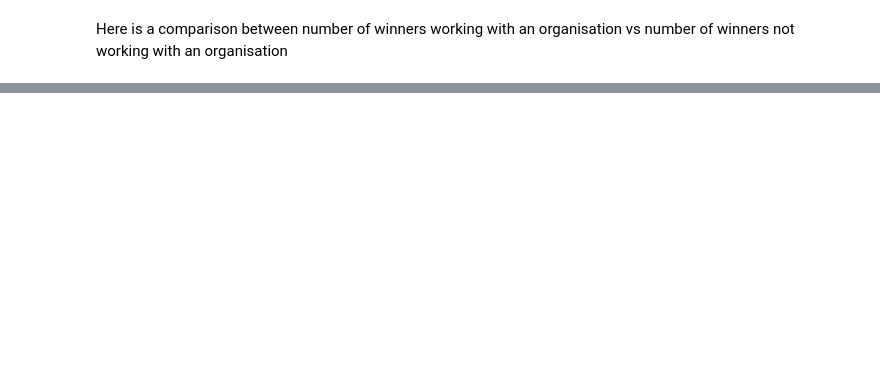
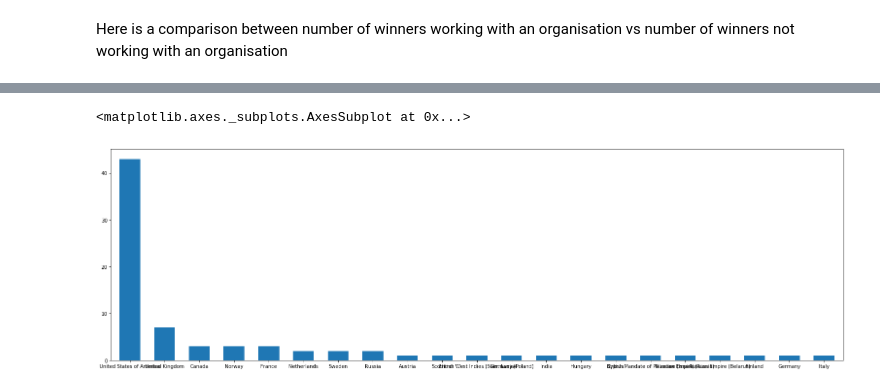
Before and after one commit to maggieezzat/Visual-History-of-Nobel-Prize-Winners, a Jupyter notebook: DE-project(Data Cleaning).ipynb, the cells around one changed output, grey strips where cells are left out. Saved outputs shown, nothing was run; the diff lists cells and outputs as text; code cells hidden in the pictures; blank space fills up the shorter version.

```diff
--- a/DE-project(Data Cleaning).ipynb
+++ b/DE-project(Data Cleaning).ipynb
@@ -785,0 +842,7 @@ df.plot.bar(x='individuals', y='prizes', rot=0)
+# %%
+econ = nobel_cleaned.loc[nobel_cleaned['Economics'] == 1]
+econ_country = econ['Birth Country'].value_counts()
+econ_country.plot.bar(rot=0, figsize=(27,8), width=0.6)
+# %% [output]
+<matplotlib.axes._subplots.AxesSubplot at 0x...>
+[figure, added]
```
Also changed, not shown: parts of 20 cells of this notebook.
